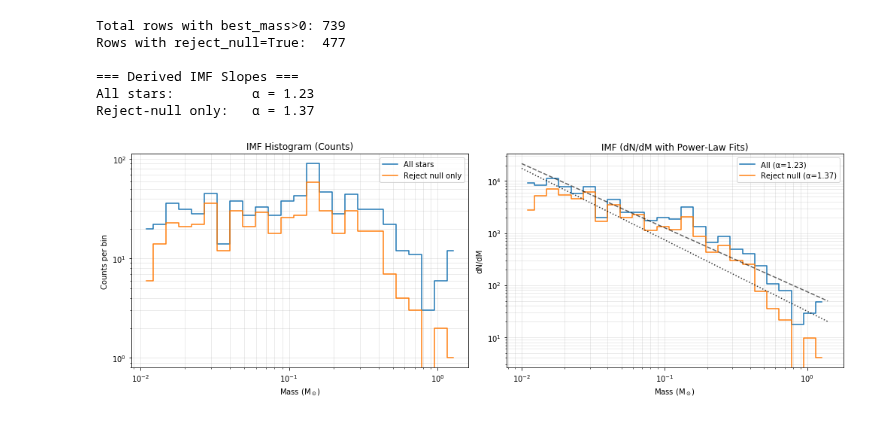
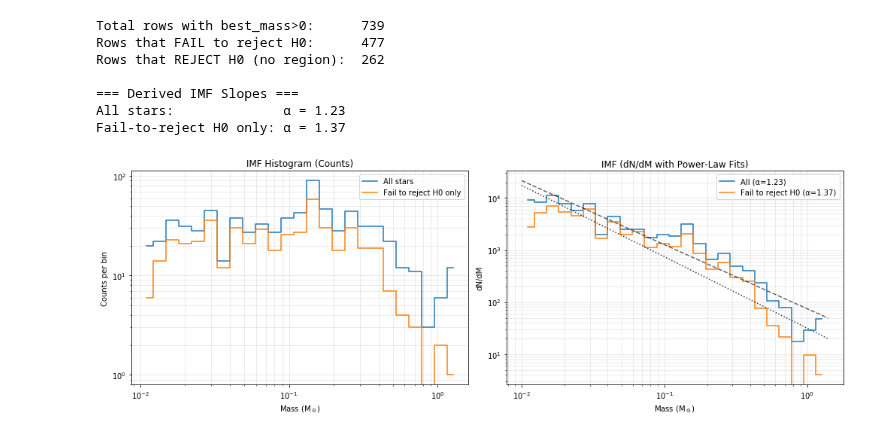
Before and after one commit to zangston/synthetic-cmd-dev, a Jupyter notebook: notebooks/2026/01-16_generate-IMF/generate-IMF.ipynb, the cells around one changed output. Saved outputs shown, nothing was run; the diff lists cells and outputs as text; code cells hidden in the pictures.

```diff
--- a/notebooks/2026/01-16_generate-IMF/generate-IMF.ipynb
+++ b/notebooks/2026/01-16_generate-IMF/generate-IMF.ipynb
@@ -11,14 +11,18 @@ df = pd.read_csv(csv_path)
 df = df.dropna(subset=["best_mass"])
 df = df[df["best_mass"] > 0].copy()
 
-# "Statistically significant" = reject null hypothesis
-df["reject_null"] = df[["mass_min","mass_max","AV_min","AV_max"]].notnull().all(axis=1)
+# Terminology fix:
+# bounds present => there exists a region with chi^2 <= chi^2_crit => FAIL TO REJECT H0 (model is consistent)
+bounds_cols = ["mass_min","mass_max","AV_min","AV_max"]
+df["fail_to_reject_H0"] = df[bounds_cols].notnull().all(axis=1)
+df["reject_H0"] = ~df["fail_to_reject_H0"]
 
 m_all = df["best_mass"].values
-m_sig = df.loc[df["reject_null"], "best_mass"].values
+m_fail = df.loc[df["fail_to_reject_H0"], "best_mass"].values  # formerly your "reject_null=True" subset
 
-print(f"Total rows with best_mass>0: {len(m_all)}")
-print(f"Rows with reject_null=True:  {len(m_sig)}")
+print(f"Total rows with best_mass>0:      {len(m_all)}")
+print(f"Rows that FAIL to reject H0:      {len(m_fail)}")
+print(f"Rows that REJECT H0 (no region):  {df['reject_H0'].sum()}")
 
 # --- IMF binning (log-spaced) ---
 m_min = max(0.01, np.nanmin(m_all))
@@ -29,14 +33,14 @@ bins = np.logspace(np.log10(m_min), np.log10(m_max), nbins + 1)
 
 # --- Histograms ---
 N_all, edges = np.histogram(m_all, bins=bins)
-N_sig, _     = np.histogram(m_sig, bins=bins)
+N_fail, _    = np.histogram(m_fail, bins=bins)
 
 bin_centers = np.sqrt(edges[:-1] * edges[1:])
 bin_widths  = edges[1:] - edges[:-1]
 
 # dN/dM
-dndm_all = N_all / bin_widths
-dndm_sig = N_sig / bin_widths
+dndm_all  = N_all  / bin_widths
+dndm_fail = N_fail / bin_widths
 
 # ---------------------------------------------------
 # FIT IMF SLOPES (log–log linear regression)
@@ -48,67 +52,56 @@ def fit_imf_slope(mass, dndm):
 
     slope, intercept = np.polyfit(logM, logN, 1)
     alpha = -slope   # IMF convention
-
     return alpha, slope, intercept
 
-alpha_all, slope_all, intercept_all = fit_imf_slope(bin_centers, dndm_all)
-alpha_sig, slope_sig, intercept_sig = fit_imf_slope(bin_centers, dndm_sig)
+alpha_all, slope_all, intercept_all   = fit_imf_slope(bin_centers, dndm_all)
+alpha_fail, slope_fail, intercept_fail = fit_imf_slope(bin_centers, dndm_fail)
 
 print("\n=== Derived IMF Slopes ===")
-print(f"All stars:          α = {alpha_all:.2f}")
-print(f"Reject-null only:   α = {alpha_sig:.2f}")
+print(f"All stars:              α = {alpha_all:.2f}")
+print(f"Fail-to-reject H0 only: α = {alpha_fail:.2f}")
 
 # ---------------------------------------------------
 # PLOTTING
 # ---------------------------------------------------
 fig, axes = plt.subplots(1, 2, figsize=(14, 5))
 
 # --- Counts ---
-axes[0].step(bin_centers, N_all, where="mid", label="All stars")
-axes[0].step(bin_centers, N_sig, where="mid", label="Reject null only")
+axes[0].step(bin_centers, N_all,  where="mid", label="All stars")
+axes[0].step(bin_centers, N_fail, where="mid", label="Fail to reject H0 only")
 axes[0].set_xscale("log")
 axes[0].set_yscale("log")
 axes[0].set_xlabel("Mass (M$_\\odot$)")
 axes[0].set_ylabel("Counts per bin")
 axes[0].set_title("IMF Histogram (Counts)")
 axes[0].grid(True, which="both", alpha=0.3)
 axes[0].legend()
 
 # --- dN/dM with fitted slopes ---
-axes[1].step(bin_centers, dndm_all, where="mid", label=f"All (α={alpha_all:.2f})")
-axes[1].step(bin_centers, dndm_sig, where="mid", label=f"Reject null (α={alpha_sig:.2f})")
+axes[1].step(bin_centers, dndm_all,  where="mid", label=f"All (α={alpha_all:.2f})")
+axes[1].step(bin_centers, dndm_fail, where="mid", label=f"Fail to reject H0 (α={alpha_fail:.2f})")
 
 # Overlay fitted power laws
 M_fit = np.linspace(m_min, m_max, 200)
-axes[1].plot(
-    M_fit,
-    10**(intercept_all + slope_all * np.log10(M_fit)),
-    "k--",
-    alpha=0.6
-)
-
-axes[1].plot(
-    M_fit,
-    10**(intercept_sig + slope_sig * np.log10(M_fit)),
-    "k:",
-    alpha=0.8
-)
+axes[1].plot(M_fit, 10**(intercept_all  + slope_all  * np.log10(M_fit)), "k--", alpha=0.6)
+axes[1].plot(M_fit, 10**(intercept_fail + slope_fail * np.log10(M_fit)), "k:",  alpha=0.8)
 
 axes[1].set_xscale("log")
 axes[1].set_yscale("log")
 axes[1].set_xlabel("Mass (M$_\\odot$)")
 axes[1].set_ylabel("dN/dM")
 axes[1].set_title("IMF (dN/dM with Power-Law Fits)")
 axes[1].grid(True, which="both", alpha=0.3)
 axes[1].legend()
 
 plt.tight_layout()
 plt.show()
 # %% [output]
-Total rows with best_mass>0: 739
-Rows with reject_null=True:  477
+Total rows with best_mass>0:      739
+Rows that FAIL to reject H0:      477
+Rows that REJECT H0 (no region):  262
 
 === Derived IMF Slopes ===
-All stars:          α = 1.23
-Reject-null only:   α = 1.37
+All stars:              α = 1.23
+Fail-to-reject H0 only: α = 1.37
-[figure, old version]
+[figure, new version]
```
Also changed, not shown: parts of 1 cell of this notebook.
